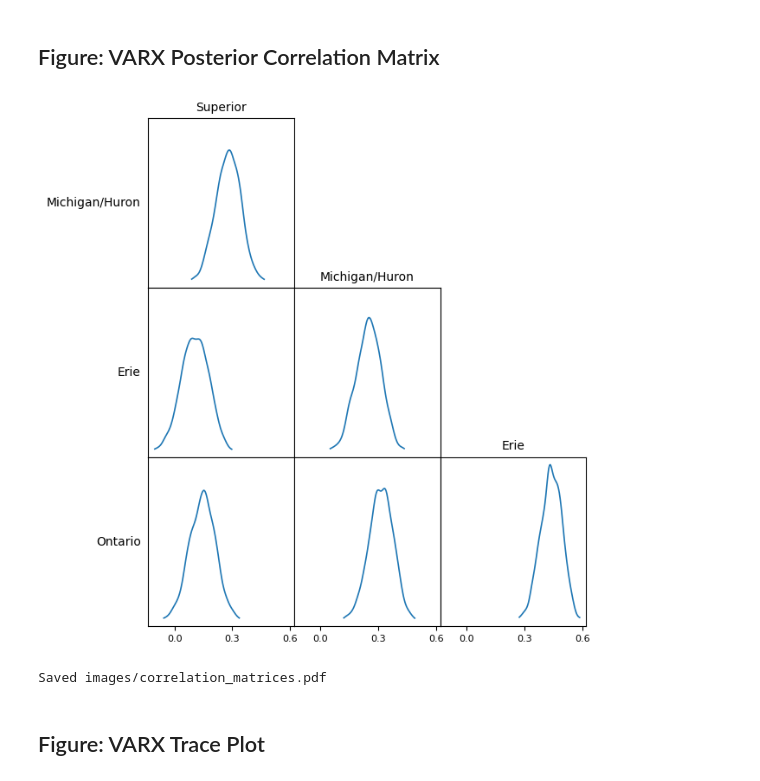
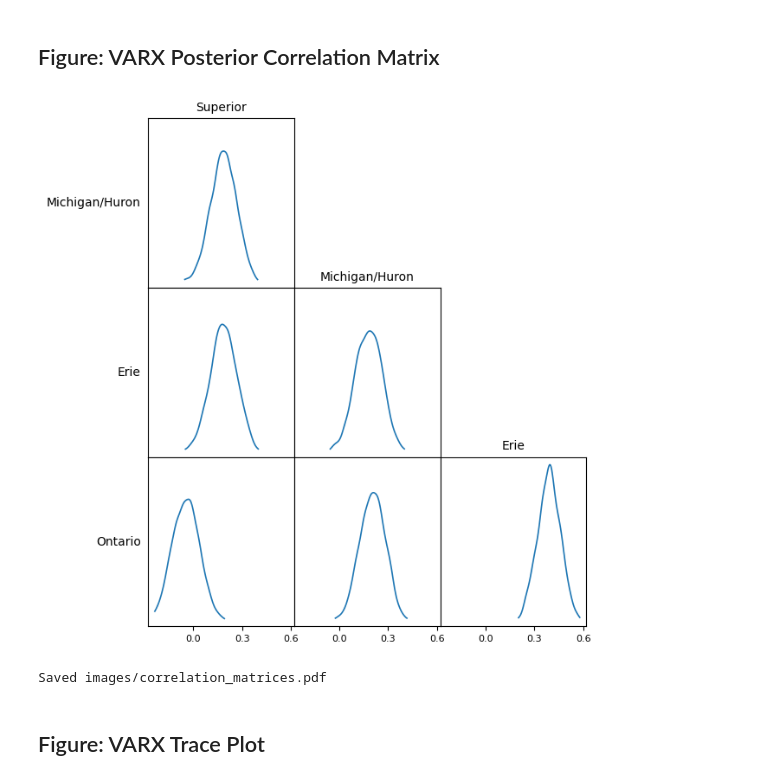
Before and after one commit to mcanearm/nbs_predictor_reproducibility_index, a Jupyter notebook: scripts/03_results_and_plots.ipynb, the cells around one changed output. Cells and saved outputs as stored; diff of their text form; code cells hidden in the pictures.

```diff
--- a/scripts/03_results_and_plots.ipynb
+++ b/scripts/03_results_and_plots.ipynb
@@ -538,6 +537,7 @@ plt.show()
 ## Figure: VARX Posterior Correlation Matrix
 # %%
 from scipy.stats import gaussian_kde
+import dill
 
 valid_set = [
     ("mic_hur", "sup"),
@@ -554,7 +554,7 @@ axs = axs.flatten()
 triangle_plots = [4, 8, 9, 12, 13, 14]
 valid_pairs = valid_set.copy()
 
-with open(MODEL_DIR / "VARX_lag3_6.pkl", "rb") as f:
+with open(MODEL_DIR / "VARX_0.pkl", "rb") as f:
     pipeline = dill.load(f)
 varx = pipeline.named_steps["model"]
 trace = varx.trace_
@@ -594,34 +594,34 @@ for idx in range(16):
     col = idx % 4
 
     if row == 3:
         ax.xaxis.set_major_locator(plt.MaxNLocator(3))
         ax.tick_params(axis="x", labelsize=8)
     else:
         ax.set_xticks([])
 
     if row == col + 1:
         ax.set_title(rename_lakes(lake), fontsize=10, pad=6)
 
     if col == 0:
         ax.annotate(
             rename_lakes(series),
             xy=(0, 0.5),
             xycoords="axes fraction",
             ha="right",
             va="center",
             fontsize=10,
             xytext=(-6, 0),
             textcoords="offset points",
         )
 
 plt.subplots_adjust(
     wspace=0.0, hspace=0.0, left=0.20, right=0.95, top=0.95, bottom=0.08
 )
 plt.savefig(str(IMAGES_DIR / "correlation_matrices.pdf"), bbox_inches="tight")
 plt.show()
 print(f"Saved {IMAGES_DIR / 'correlation_matrices.pdf'}")
 # %% [output]
-[figure, old version]
+[figure, new version]
 Saved images/correlation_matrices.pdf
 # %% [markdown]
 ## Figure: VARX Trace Plot
```
Also changed, not shown: parts of 18 cells of this notebook, 5 other files.
